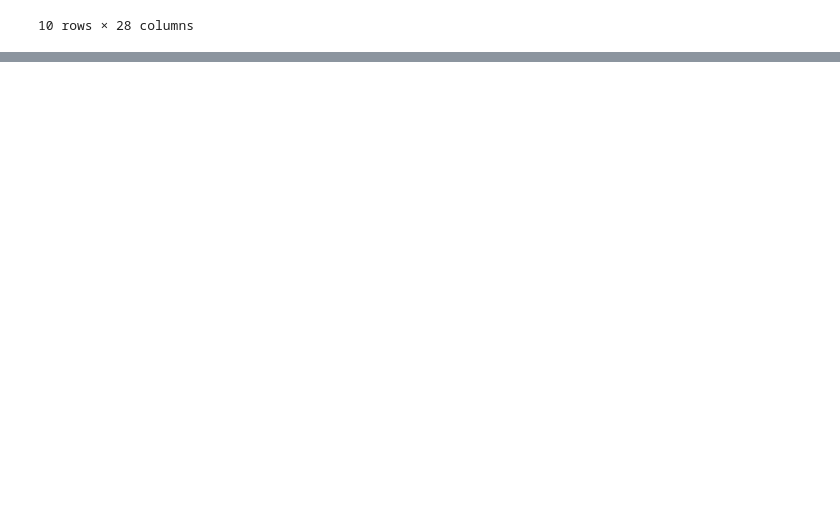
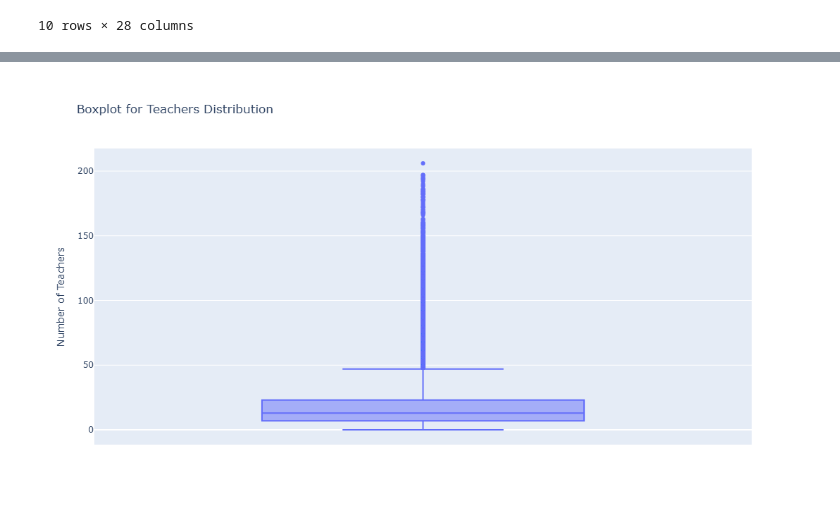
Before and after one commit to Maryam01-coder/educational_facilities_analysis, a Jupyter notebook: facilities_analysis.ipynb, the cells around one changed output, grey strips where cells are left out. Saved outputs shown, nothing was run; the diff lists cells and outputs as text; code cells hidden in the pictures; blank space fills up the shorter version.

```diff
--- a/facilities_analysis.ipynb
+++ b/facilities_analysis.ipynb
@@ -20,0 +245,8 @@ df.head(10)
+# %%
+#handling input that are only numbers
+df["ward"] = df["ward"].str.replace(
+    r"^\s*(\d+)\s*$",
+    r"Ward \1",
+    regex=True
+)
+df.head()
@@ -20,0 +521,16 @@ df.head(10)
+# %%
+#Boxplot of teacher distribution
+fig3 = px.box(
+    df,
+    y="total_teachers",
+    title="Boxplot for Teachers Distribution"
+)
+fig3.update_layout(
+    yaxis_title="Number of Teachers",
+    width=1000,
+    height=600
+)
+
+fig3.show()
+# %% [output]
+[figure, added]
```
Also changed, not shown: parts of 47 cells of this notebook, 6 other files.
